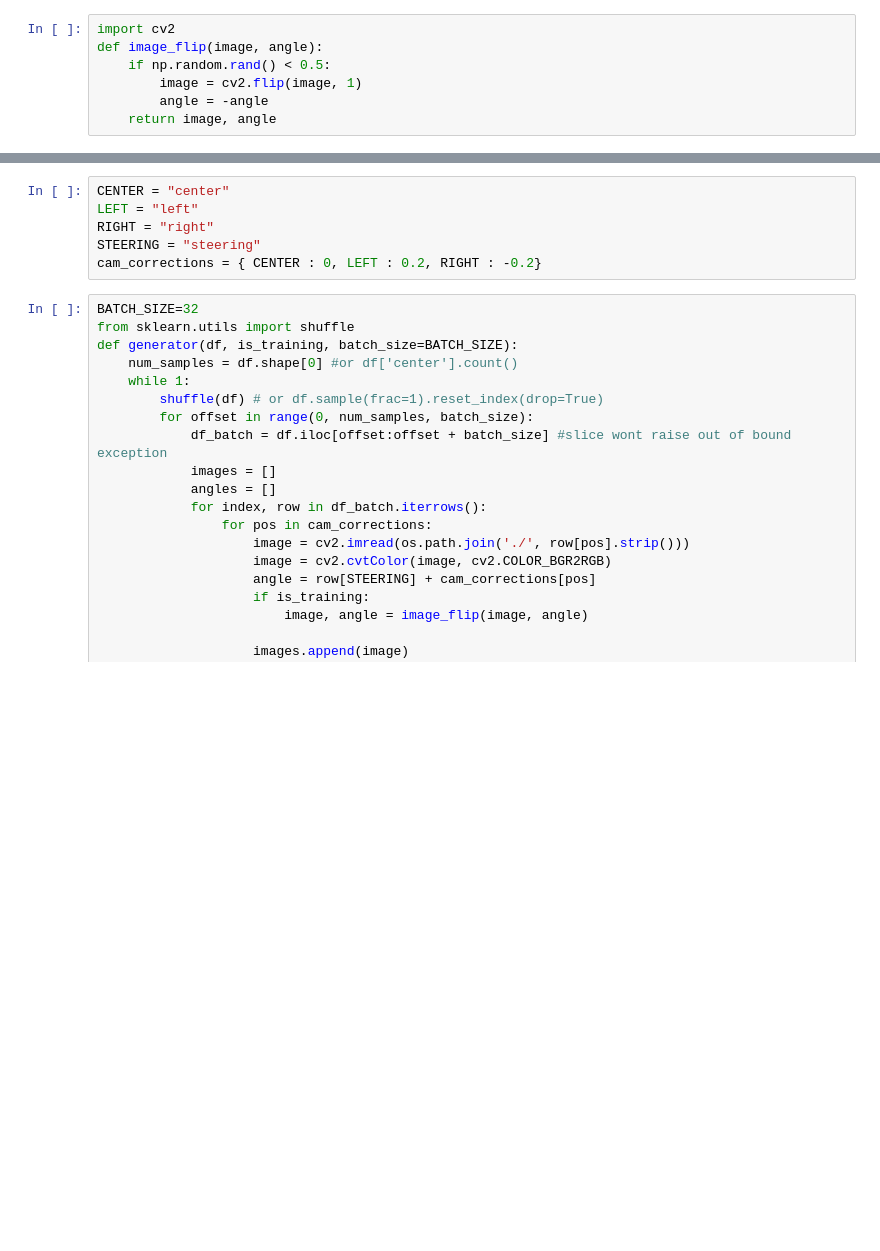
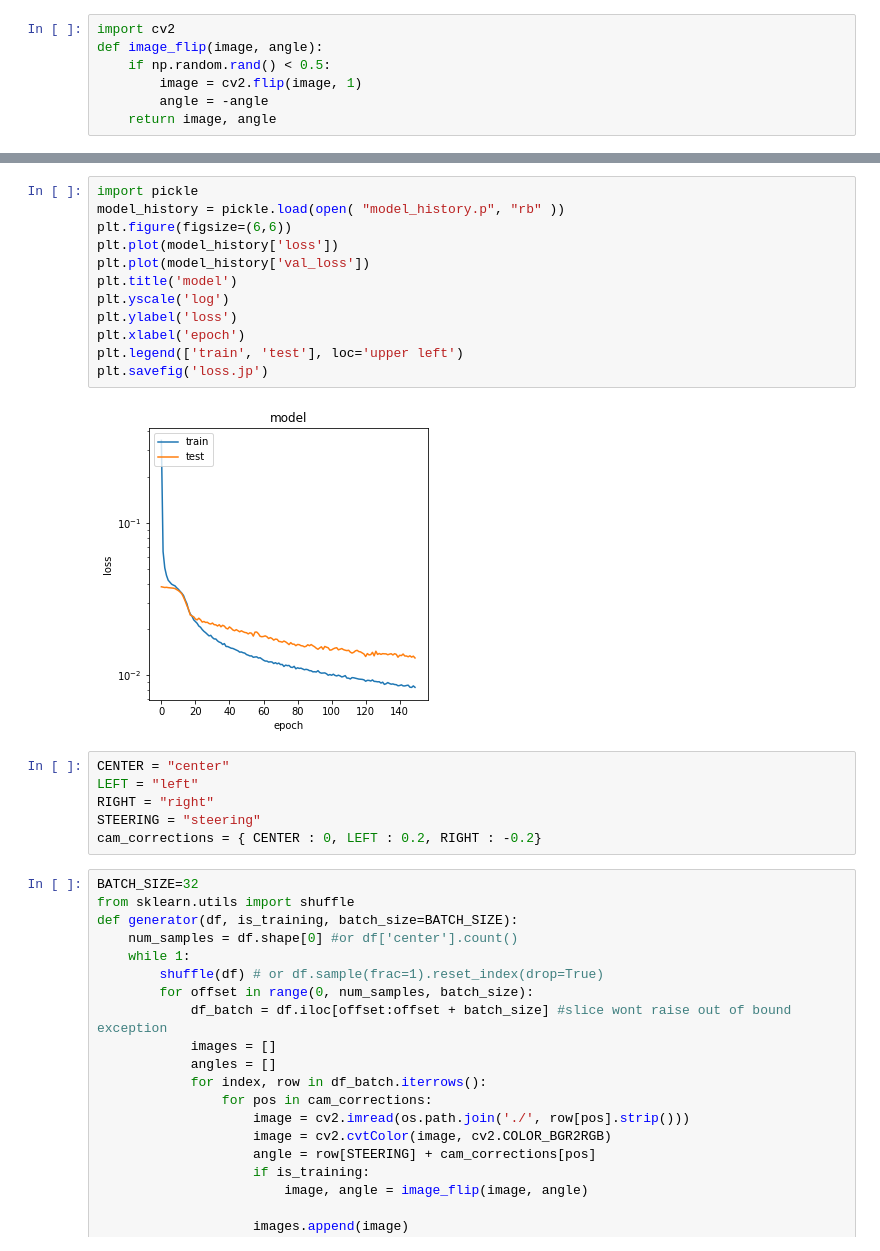
Before and after one commit to wengyao04/CarND-Behavioral-Cloning-P3, a Jupyter notebook: behavior_cloning.ipynb, the cells around one changed output, grey strips where cells are left out. Drawn from its saved outputs; the diff is of its cells as text; blank space fills up the shorter version.

```diff
--- a/behavior_cloning.ipynb
+++ b/behavior_cloning.ipynb
@@ -67,3 +66,17 @@ TypeError: 'numpy.ndarray' object is not callable
+# %%
+import pickle
+model_history = pickle.load(open( "model_history.p", "rb" ))
+plt.figure(figsize=(6,6))
+plt.plot(model_history['loss'])
+plt.plot(model_history['val_loss'])
+plt.title('model')
+plt.yscale('log')
+plt.ylabel('loss')
+plt.xlabel('epoch')
+plt.legend(['train', 'test'], loc='upper left')
+plt.savefig('loss.jp')
+# %% [output]
+[figure, added]
 # %%
 CENTER = "center"
 LEFT = "left"
```
Also changed, not shown: parts of 6 cells of this notebook, 1 other file.
